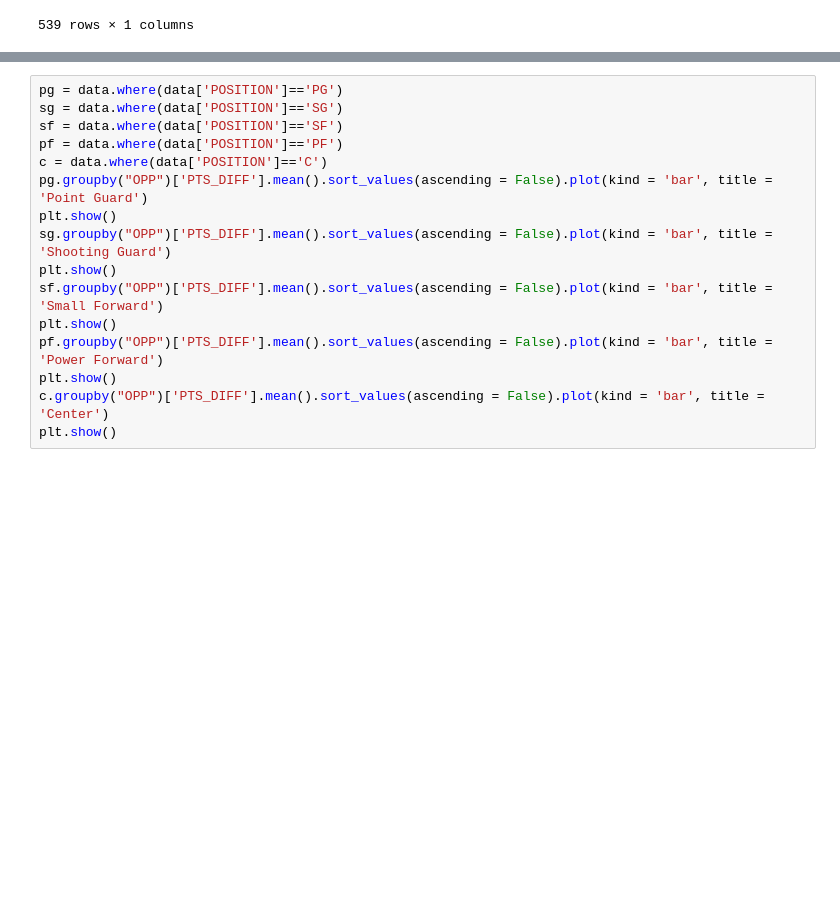
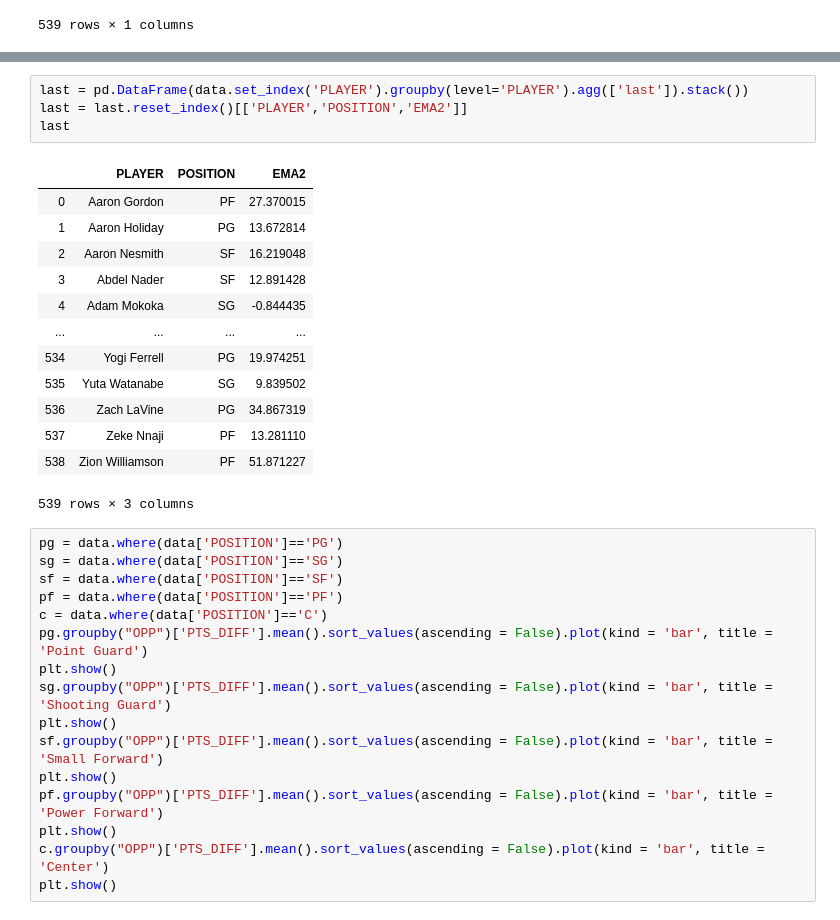
Before and after one commit to ZTFisme/Data-Science-Projects, a Jupyter notebook: NBA Predictor.ipynb, the cells around one changed output, grey strips where cells are left out. Cells and saved outputs as stored; diff of their text form; blank space fills up the shorter version.

```diff
--- a/NBA Predictor.ipynb
+++ b/NBA Predictor.ipynb
@@ -42,3 +116,21 @@ pd.DataFrame(data.groupby('PLAYER')['FPTS'].mean())
+# %%
+last = pd.DataFrame(data.set_index('PLAYER').groupby(level='PLAYER').agg(['last']).stack())
+last = last.reset_index()[['PLAYER','POSITION','EMA2']]
+last
+# %% [output]
+|  | PLAYER | POSITION | EMA2 |
+| 0 | Aaron Gordon | PF | 27.370015 |
+| 1 | Aaron Holiday | PG | 13.672814 |
+| 2 | Aaron Nesmith | SF | 16.219048 |
+| 3 | Abdel Nader | SF | 12.891428 |
+| 4 | Adam Mokoka | SG | -0.844435 |
+| ... | ... | ... | ... |
+| 534 | Yogi Ferrell | PG | 19.974251 |
+| 535 | Yuta Watanabe | SG | 9.839502 |
+| 536 | Zach LaVine | PG | 34.867319 |
+| 537 | Zeke Nnaji | PF | 13.281110 |
+| 538 | Zion Williamson | PF | 51.871227 |
+539 rows × 3 columns
 # %%
 pg = data.where(data['POSITION']=='PG')
 sg = data.where(data['POSITION']=='SG')
```
Also changed, not shown: parts of 10 cells of this notebook.
